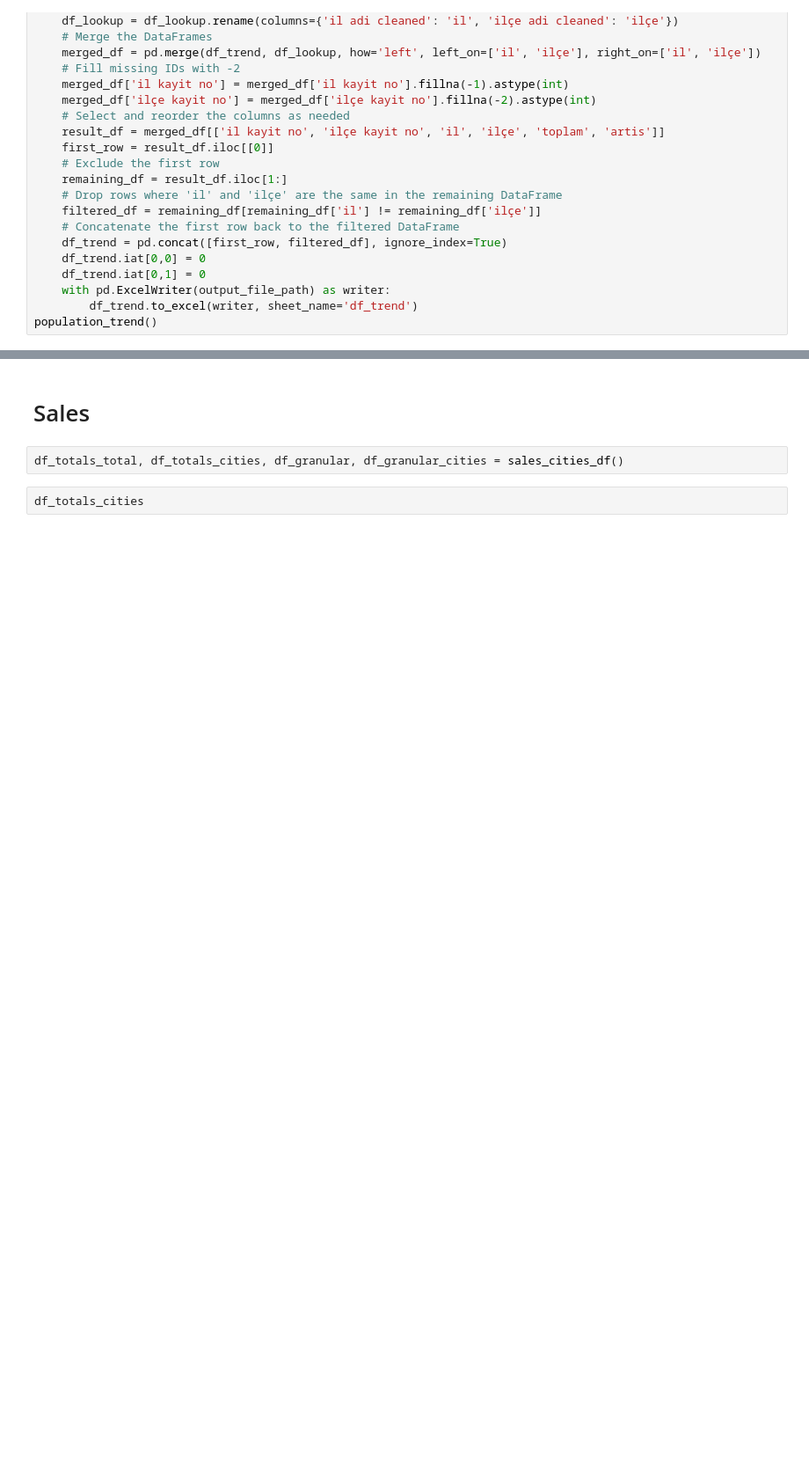
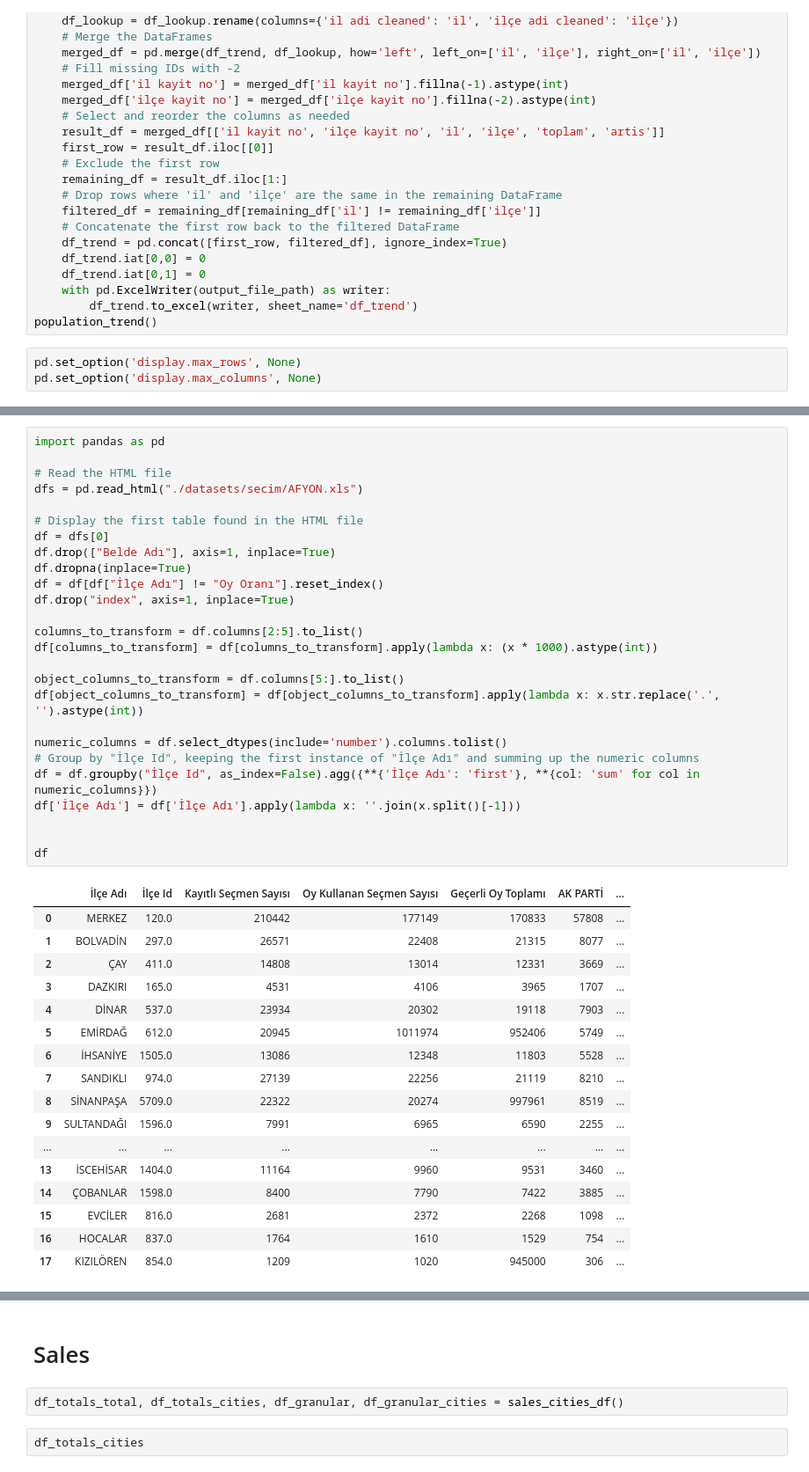
Before and after one commit to Zakerous76/analythings-viz-2-fastAPI-integration, a Jupyter notebook: plotly-py-viz-fastapi/developement.ipynb, the cells around one changed output, grey strips where cells are left out. Shown at 88% size. Saved outputs shown, nothing was run; the diff lists cells and outputs as text; blank space fills up the shorter version.

Commit message:
developed elections dataset generation

```diff
--- a/plotly-py-viz-fastapi/developement.ipynb
+++ b/plotly-py-viz-fastapi/developement.ipynb
@@ -337,3 +218,6 @@ def population_trend():
     with pd.ExcelWriter(output_file_path) as writer:
         df_trend.to_excel(writer, sheet_name='df_trend')
 population_trend()
+# %%
+pd.set_option('display.max_rows', None)
+pd.set_option('display.max_columns', None)
@@ -339,0 +248,44 @@ population_trend()
+# %%
+import pandas as pd
+
+# Read the HTML file
+dfs = pd.read_html("./datasets/secim/AFYON.xls")
+
+# Display the first table found in the HTML file
+df = dfs[0]
+df.drop(["Belde Adı"], axis=1, inplace=True)
+df.dropna(inplace=True)
+df = df[df["İlçe Adı"] != "Oy Oranı"].reset_index()
+df.drop("index", axis=1, inplace=True)
+
+columns_to_transform = df.columns[2:5].to_list()
+df[columns_to_transform] = df[columns_to_transform].apply(lambda x: (x * 1000).astype(int))
+
+object_columns_to_transform = df.columns[5:].to_list()
+df[object_columns_to_transform] = df[object_columns_to_transform].apply(lambda x: x.str.replace('.', '').astype(int))
+
+numeric_columns = df.select_dtypes(include='number').columns.tolist()
+# Group by "İlçe Id", keeping the first instance of "İlçe Adı" and summing up the numeric columns
+df = df.groupby("İlçe Id", as_index=False).agg({**{'İlçe Adı': 'first'}, **{col: 'sum' for col in numeric_columns}})
+df['İlçe Adı'] = df['İlçe Adı'].apply(lambda x: ''.join(x.split()[-1]))
+
+
+df
+# %% [output]
+|  | İlçe Adı | İlçe Id | Kayıtlı Seçmen Sayısı | Oy Kullanan Seçmen Sayısı | Geçerli Oy Toplamı | AK PARTİ | ... |
+| 0 | MERKEZ | 120.0 | 210442 | 177149 | 170833 | 57808 | ... |
+| 1 | BOLVADİN | 297.0 | 26571 | 22408 | 21315 | 8077 | ... |
+| 2 | ÇAY | 411.0 | 14808 | 13014 | 12331 | 3669 | ... |
+| 3 | DAZKIRI | 165.0 | 4531 | 4106 | 3965 | 1707 | ... |
+| 4 | DİNAR | 537.0 | 23934 | 20302 | 19118 | 7903 | ... |
+| 5 | EMİRDAĞ | 612.0 | 20945 | 1011974 | 952406 | 5749 | ... |
+| 6 | İHSANİYE | 1505.0 | 13086 | 12348 | 11803 | 5528 | ... |
+| 7 | SANDIKLI | 974.0 | 27139 | 22256 | 21119 | 8210 | ... |
+| 8 | SİNANPAŞA | 5709.0 | 22322 | 20274 | 997961 | 8519 | ... |
+| 9 | SULTANDAĞI | 1596.0 | 7991 | 6965 | 6590 | 2255 | ... |
+| ... | ... | ... | ... | ... | ... | ... | ... |
+| 13 | İSCEHİSAR | 1404.0 | 11164 | 9960 | 9531 | 3460 | ... |
+| 14 | ÇOBANLAR | 1598.0 | 8400 | 7790 | 7422 | 3885 | ... |
+| 15 | EVCİLER | 816.0 | 2681 | 2372 | 2268 | 1098 | ... |
+| 16 | HOCALAR | 837.0 | 1764 | 1610 | 1529 | 754 | ... |
+| 17 | KIZILÖREN | 854.0 | 1209 | 1020 | 945000 | 306 | ... |
```
Also changed, not shown: parts of 22 cells of this notebook.
